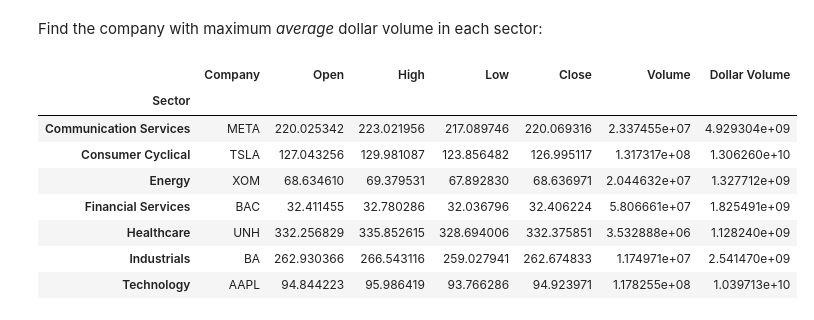
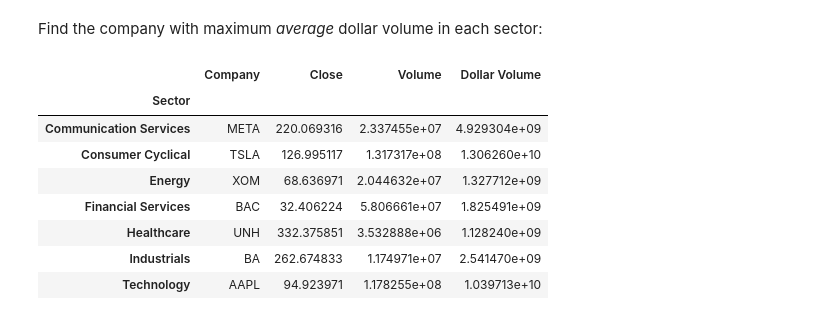
Before and after one commit to Isaac-Fate/stox, a Jupyter notebook: _sources/data-collecting-and-visualization/visualization.ipynb, the cells around one changed output. Saved outputs shown, nothing was run; the diff lists cells and outputs as text; code cells hidden in the pictures.

```diff
--- a/_sources/data-collecting-and-visualization/visualization.ipynb
+++ b/_sources/data-collecting-and-visualization/visualization.ipynb
@@ -91,18 +76,19 @@ Find the company with maximum *average* dollar volume in each sector:
 # %%
 df = stocks.copy()
 df["Dollar Volume"] = stocks["Close"] * stocks["Volume"]
 df.groupby(["Company", "Sector"]).mean()\
     .sort_values("Dollar Volume", ascending=False)\
     .reset_index(level=(0, 1))\
     .drop_duplicates(["Sector"])\
-    .set_index("Sector").sort_index()
+    .set_index("Sector").sort_index()\
+    .drop(columns=["Open", "High", "Low"])
 # %% [output]
-|  | Company | Open | High | Low | Close | Volume | Dollar Volume |
-| Sector |  |  |  |  |  |  |  |
-| Communication Services | META | 220.025342 | 223.021956 | 217.089746 | 220.069316 | 2.337455e+07 | 4.929304e+09 |
-| Consumer Cyclical | TSLA | 127.043256 | 129.981087 | 123.856482 | 126.995117 | 1.317317e+08 | 1.306260e+10 |
-| Energy | XOM | 68.634610 | 69.379531 | 67.892830 | 68.636971 | 2.044632e+07 | 1.327712e+09 |
-| Financial Services | BAC | 32.411455 | 32.780286 | 32.036796 | 32.406224 | 5.806661e+07 | 1.825491e+09 |
-| Healthcare | UNH | 332.256829 | 335.852615 | 328.694006 | 332.375851 | 3.532888e+06 | 1.128240e+09 |
-| Industrials | BA | 262.930366 | 266.543116 | 259.027941 | 262.674833 | 1.174971e+07 | 2.541470e+09 |
-| Technology | AAPL | 94.844223 | 95.986419 | 93.766286 | 94.923971 | 1.178255e+08 | 1.039713e+10 |
+|  | Company | Close | Volume | Dollar Volume |
+| Sector |  |  |  |  |
+| Communication Services | META | 220.069316 | 2.337455e+07 | 4.929304e+09 |
+| Consumer Cyclical | TSLA | 126.995117 | 1.317317e+08 | 1.306260e+10 |
+| Energy | XOM | 68.636971 | 2.044632e+07 | 1.327712e+09 |
+| Financial Services | BAC | 32.406224 | 5.806661e+07 | 1.825491e+09 |
+| Healthcare | UNH | 332.375851 | 3.532888e+06 | 1.128240e+09 |
+| Industrials | BA | 262.674833 | 1.174971e+07 | 2.541470e+09 |
+| Technology | AAPL | 94.923971 | 1.178255e+08 | 1.039713e+10 |
```
Also changed, not shown: parts of 11 cells of this notebook, 48 other files.
